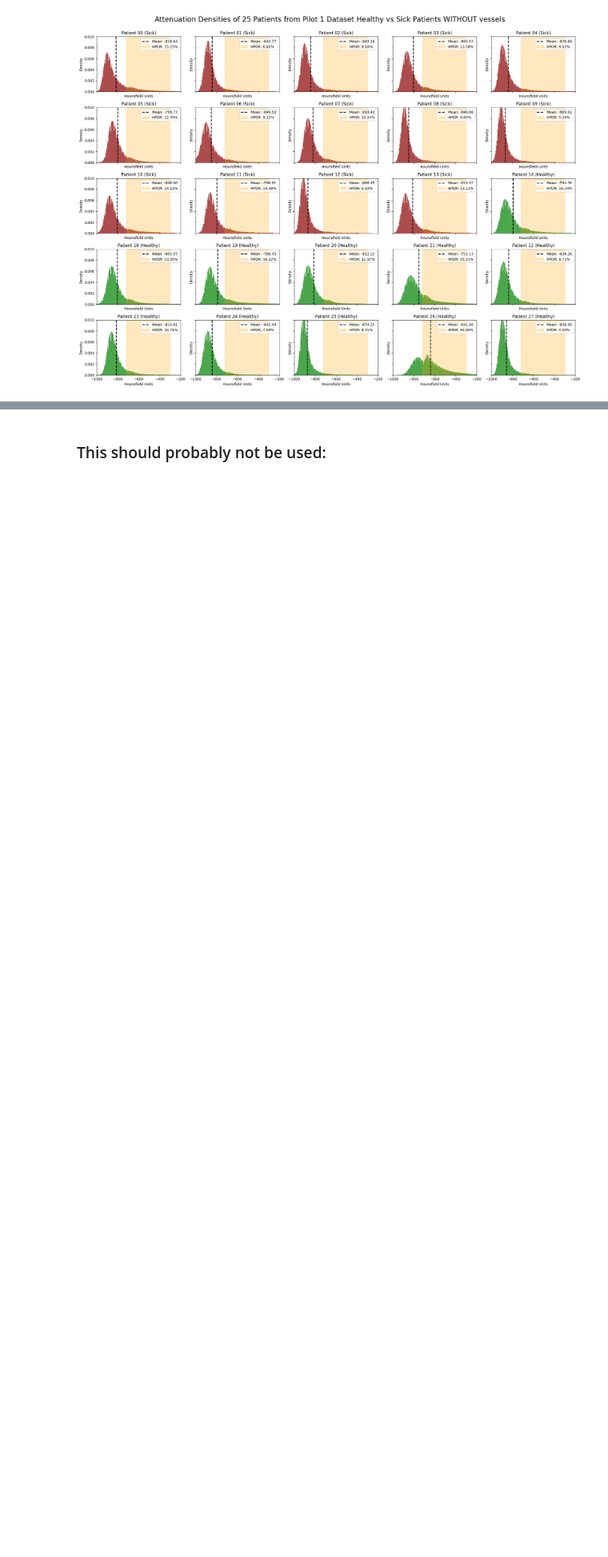
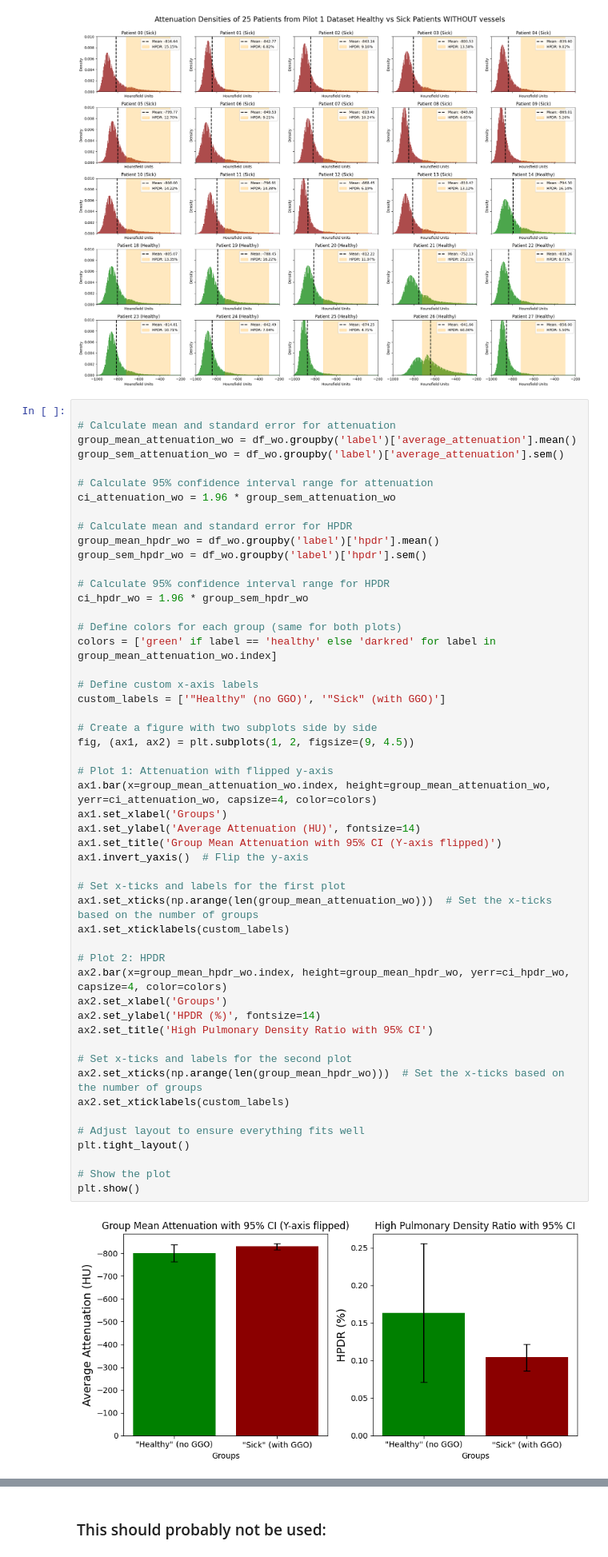
Before and after one commit to JaSeKii/BachelorProject, a Jupyter notebook: Data_preprocess/visualization.ipynb, the cells around one changed output, grey strips where cells are left out. Shown: that part at 80% size. Saved outputs shown, nothing was run; the diff lists cells and outputs as text; blank space fills up the shorter version.

```diff
--- a/Data_preprocess/visualization.ipynb
+++ b/Data_preprocess/visualization.ipynb
@@ -214,6 +267,59 @@ plt.tight_layout(rect=[0, 0, 1, 0.98])
 plt.show()
 # %% [output]
 [figure]
+# %%
+
+# Calculate mean and standard error for attenuation
+group_mean_attenuation_wo = df_wo.groupby('label')['average_attenuation'].mean()
+group_sem_attenuation_wo = df_wo.groupby('label')['average_attenuation'].sem()
+
+# Calculate 95% confidence interval range for attenuation
+ci_attenuation_wo = 1.96 * group_sem_attenuation_wo
+
+# Calculate mean and standard error for HPDR
+group_mean_hpdr_wo = df_wo.groupby('label')['hpdr'].mean()
+group_sem_hpdr_wo = df_wo.groupby('label')['hpdr'].sem()
+
+# Calculate 95% confidence interval range for HPDR
+ci_hpdr_wo = 1.96 * group_sem_hpdr_wo
+
+# Define colors for each group (same for both plots)
+colors = ['green' if label == 'healthy' else 'darkred' for label in group_mean_attenuation_wo.index]
+
+# Define custom x-axis labels
+custom_labels = ['"Healthy" (no GGO)', '"Sick" (with GGO)']
+
+# Create a figure with two subplots side by side
+fig, (ax1, ax2) = plt.subplots(1, 2, figsize=(9, 4.5))
+
+# Plot 1: Attenuation with flipped y-axis
+ax1.bar(x=group_mean_attenuation_wo.index, height=group_mean_attenuation_wo, yerr=ci_attenuation_wo, capsize=4, color=colors)
+ax1.set_xlabel('Groups')
+ax1.set_ylabel('Average Attenuation (HU)', fontsize=14)
+ax1.set_title('Group Mean Attenuation with 95% CI (Y-axis flipped)')
+ax1.invert_yaxis()  # Flip the y-axis
+
+# Set x-ticks and labels for the first plot
+ax1.set_xticks(np.arange(len(group_mean_attenuation_wo)))  # Set the x-ticks based on the number of groups
+ax1.set_xticklabels(custom_labels)
+
+# Plot 2: HPDR
+ax2.bar(x=group_mean_hpdr_wo.index, height=group_mean_hpdr_wo, yerr=ci_hpdr_wo, capsize=4, color=colors)
+ax2.set_xlabel('Groups')
+ax2.set_ylabel('HPDR (%)', fontsize=14)
+ax2.set_title('High Pulmonary Density Ratio with 95% CI')
+
+# Set x-ticks and labels for the second plot
+ax2.set_xticks(np.arange(len(group_mean_hpdr_wo)))  # Set the x-ticks based on the number of groups
+ax2.set_xticklabels(custom_labels)
+
+# Adjust layout to ensure everything fits well
+plt.tight_layout()
+
+# Show the plot
+plt.show()
+# %% [output]
+[figure, added]
 # %% [markdown]
 # Comparison of subset of the attenuation of the lungs with and without vessels
 # %%
```
Also changed, not shown: parts of 3 cells of this notebook.
